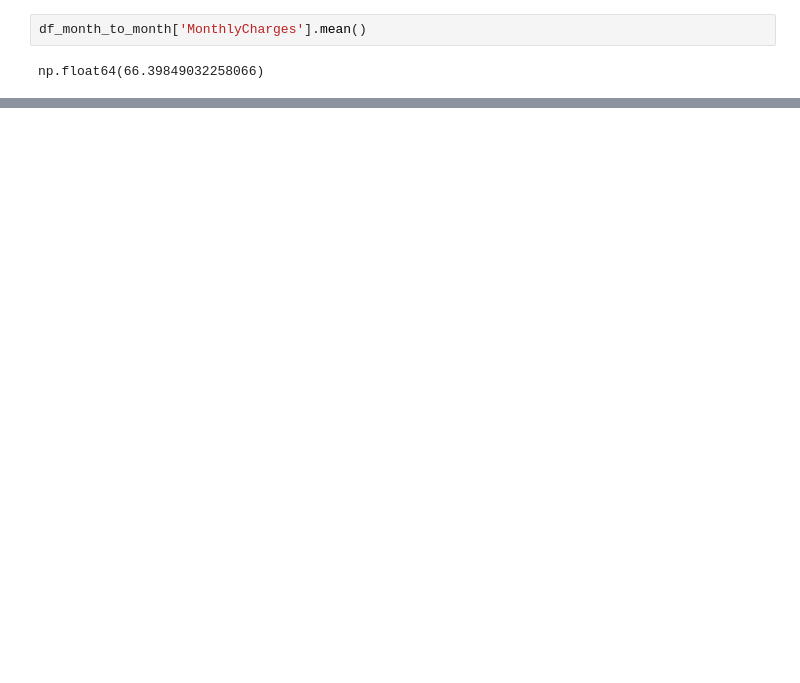
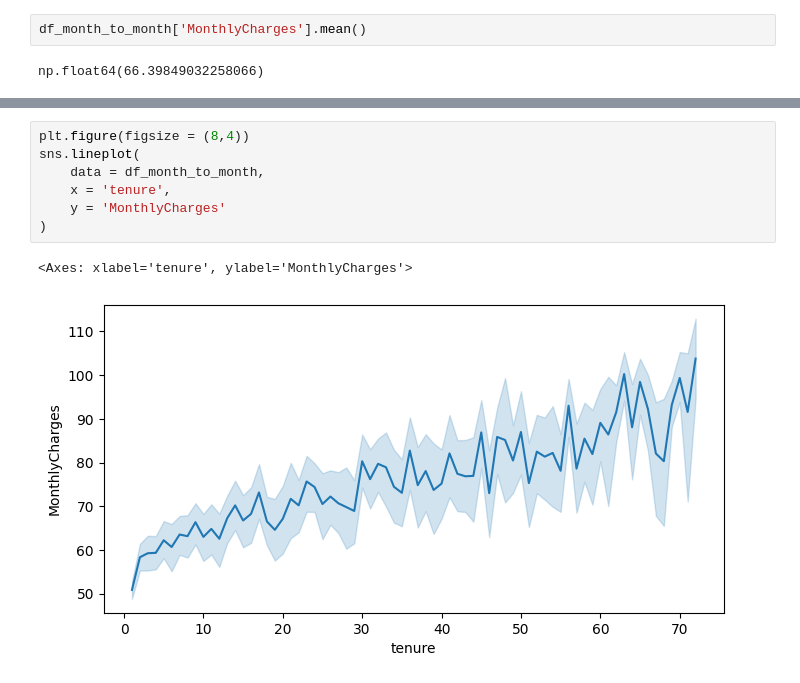
Before and after one commit to N-anle/TelecomChurnAnalysis, a Jupyter notebook: notebook.ipynb, the cells around one changed output, grey strips where cells are left out. Cells and saved outputs as stored; diff of their text form; blank space fills up the shorter version.

```diff
--- a/notebook.ipynb
+++ b/notebook.ipynb
@@ -1604,0 +1617,10 @@ np.float64(61.21114976199194)
+# %%
+plt.figure(figsize = (8,4))
+sns.lineplot(
+    data = df_month_to_month,
+    x = 'tenure',
+    y = 'MonthlyCharges'
+)
+# %% [output]
+<Axes: xlabel='tenure', ylabel='MonthlyCharges'>
+[figure, added]
```
Also changed, not shown: parts of 16 cells of this notebook.
